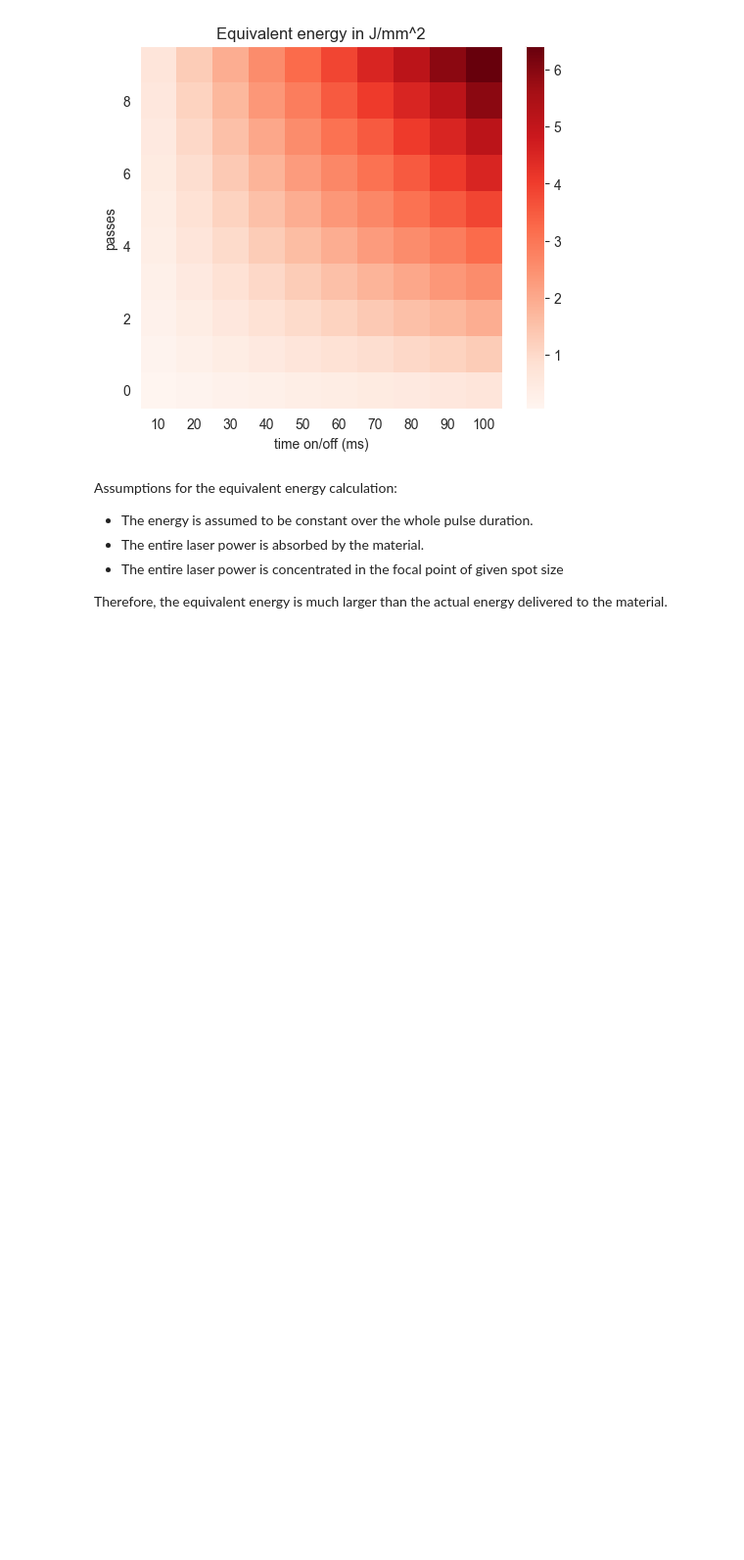
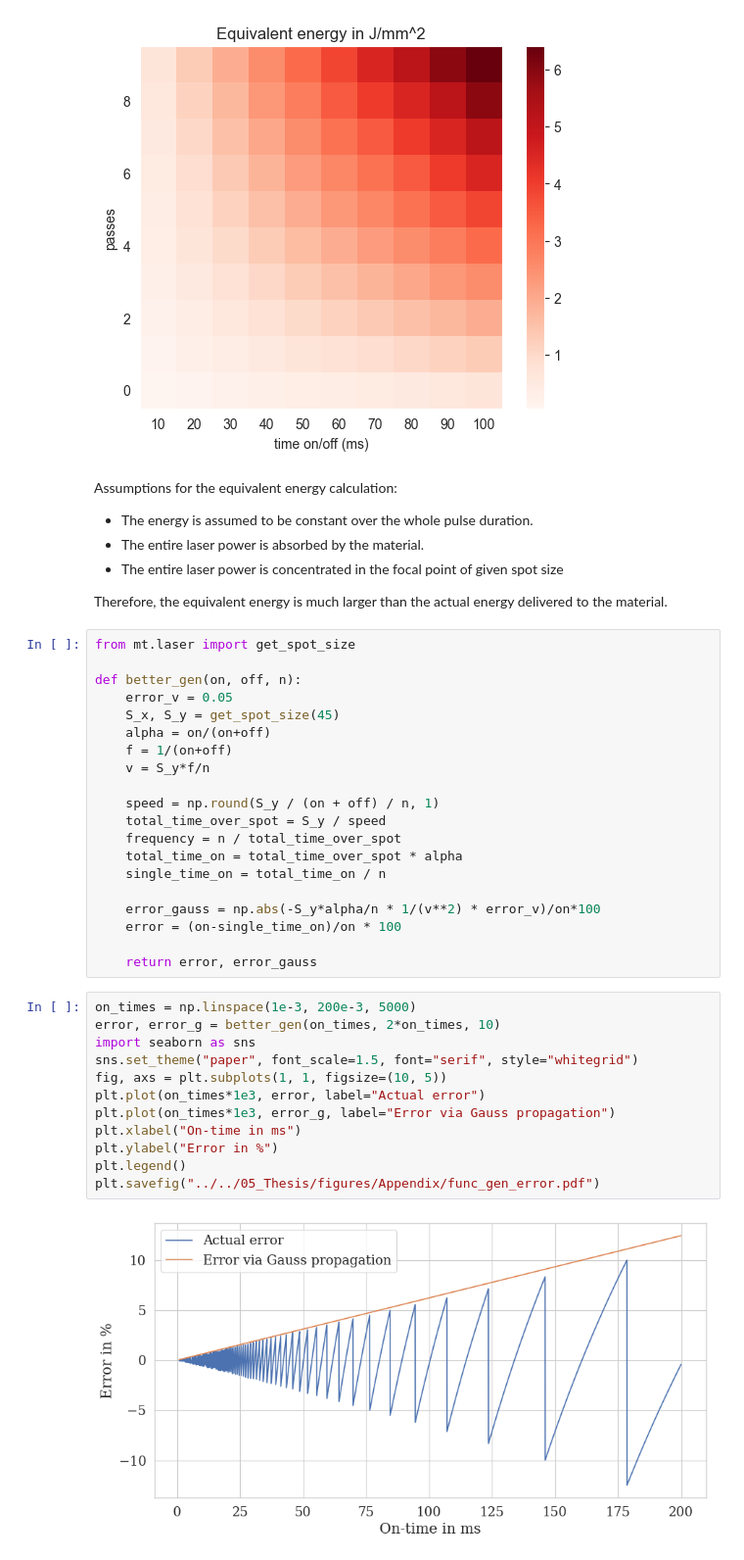
Before and after one commit to Eudoxosfly/Masterthesis, a Jupyter notebook: laser/function_generator_plots.ipynb, the cells around one changed output. Shown at 98% size. Drawn from its saved outputs; the diff is of its cells as text; blank space fills up the shorter version.

```diff
--- a/laser/function_generator_plots.ipynb
+++ b/laser/function_generator_plots.ipynb
@@ -63,4 +61,38 @@ Assumptions for the equivalent energy calculation:
 - The entire laser power is concentrated in the focal point of given spot size
 
 Therefore, the equivalent energy is much larger than the actual energy delivered to the material.
+# %%
+from mt.laser import get_spot_size
+
+def better_gen(on, off, n):
+    error_v = 0.05
+    S_x, S_y = get_spot_size(45)
+    alpha = on/(on+off)
+    f = 1/(on+off)
+    v = S_y*f/n
+
+    speed = np.round(S_y / (on + off) / n, 1)
+    total_time_over_spot = S_y / speed
+    frequency = n / total_time_over_spot
+    total_time_on = total_time_over_spot * alpha
+    single_time_on = total_time_on / n
+
+    error_gauss = np.abs(-S_y*alpha/n * 1/(v**2) * error_v)/on*100
+    error = (on-single_time_on)/on * 100
+
+    return error, error_gauss
+# %%
+on_times = np.linspace(1e-3, 200e-3, 5000)
+error, error_g = better_gen(on_times, 2*on_times, 10)
+import seaborn as sns
+sns.set_theme("paper", font_scale=1.5, font="serif", style="whitegrid")
+fig, axs = plt.subplots(1, 1, figsize=(10, 5))
+plt.plot(on_times*1e3, error, label="Actual error")
+plt.plot(on_times*1e3, error_g, label="Error via Gauss propagation")
+plt.xlabel("On-time in ms")
+plt.ylabel("Error in %")
+plt.legend()
+plt.savefig("../../05_Thesis/figures/Appendix/func_gen_error.pdf")
+# %% [output]
+[figure, added]
 # %%
```
Also changed, not shown: parts of 2 cells of this notebook, 8 other files.
